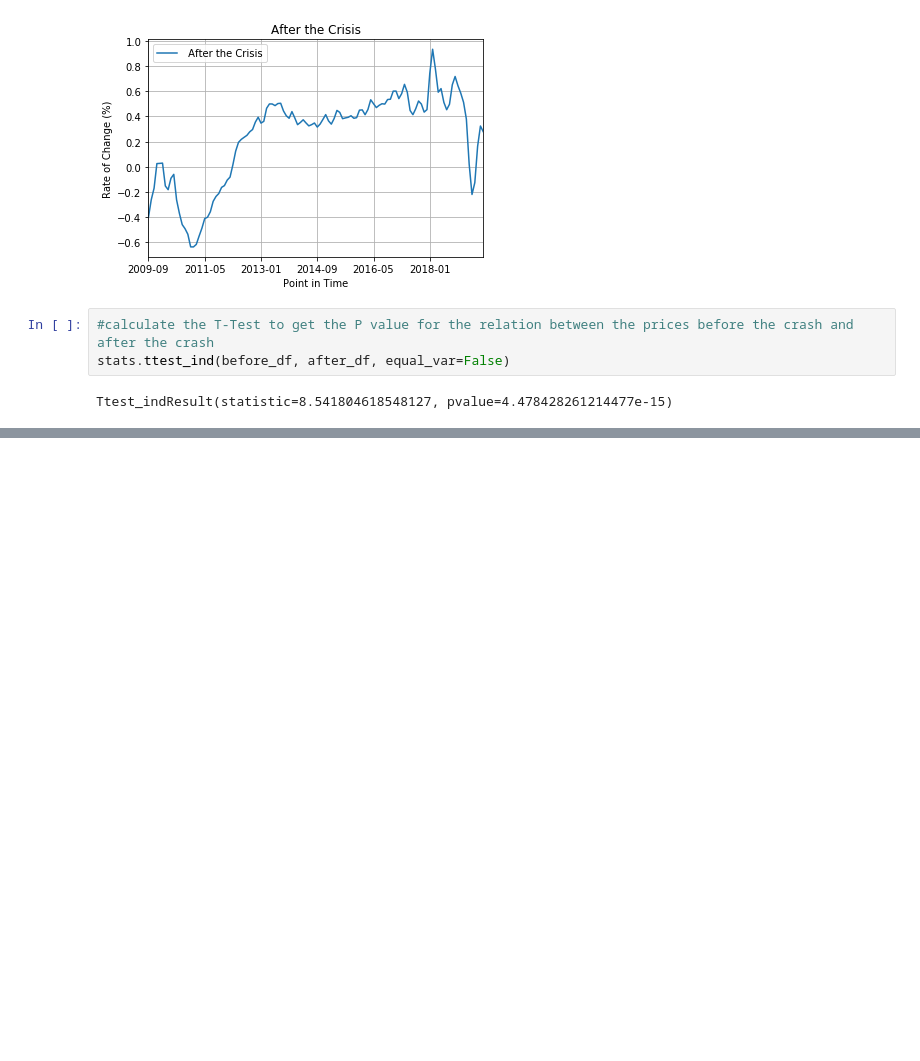
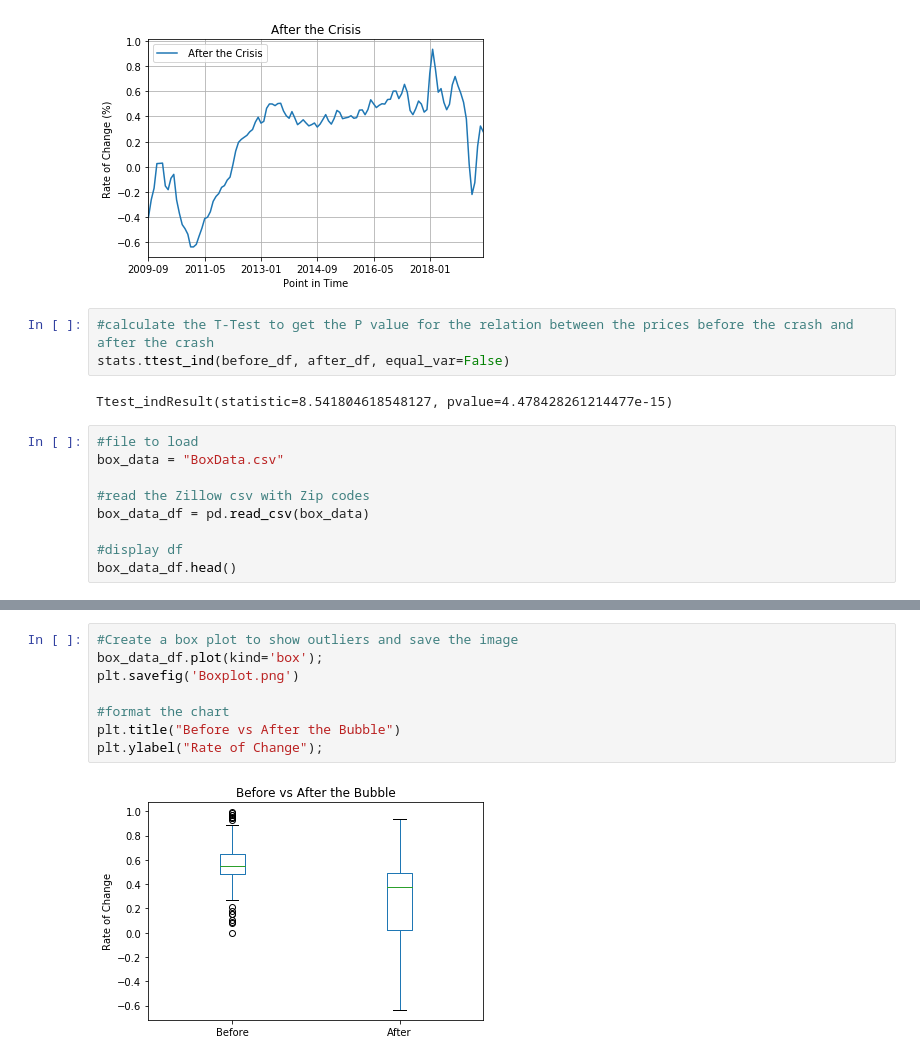
Before and after one commit to DD-44/Proj-1__Real_Estate_Mkt_Price_Analysis, a Jupyter notebook: Line Graphs/before_after.ipynb, the cells around one changed output, grey strips where cells are left out. Saved outputs shown, nothing was run; the diff lists cells and outputs as text; blank space fills up the shorter version.

```diff
--- a/Line Graphs/before_after.ipynb
+++ b/Line Graphs/before_after.ipynb
@@ -106,3 +106,12 @@ plt.show()
 stats.ttest_ind(before_df, after_df, equal_var=False)
 # %% [output]
 Ttest_indResult(statistic=8.541804618548127, pvalue=4.478428261214477e-15)
+# %%
+#file to load
+box_data = "BoxData.csv"
+
+#read the Zillow csv with Zip codes
+box_data_df = pd.read_csv(box_data)
+
+#display df
+box_data_df.head()
@@ -108,0 +125,10 @@ Ttest_indResult(statistic=8.541804618548127, pvalue=4.478428261214477e-15)
+# %%
+#Create a box plot to show outliers and save the image
+box_data_df.plot(kind='box');
+plt.savefig('Boxplot.png')
+
+#format the chart
+plt.title("Before vs After the Bubble")
+plt.ylabel("Rate of Change");
+# %% [output]
+[figure, added]
```
Also changed, not shown: parts of 2 cells of this notebook, 6 other files.
